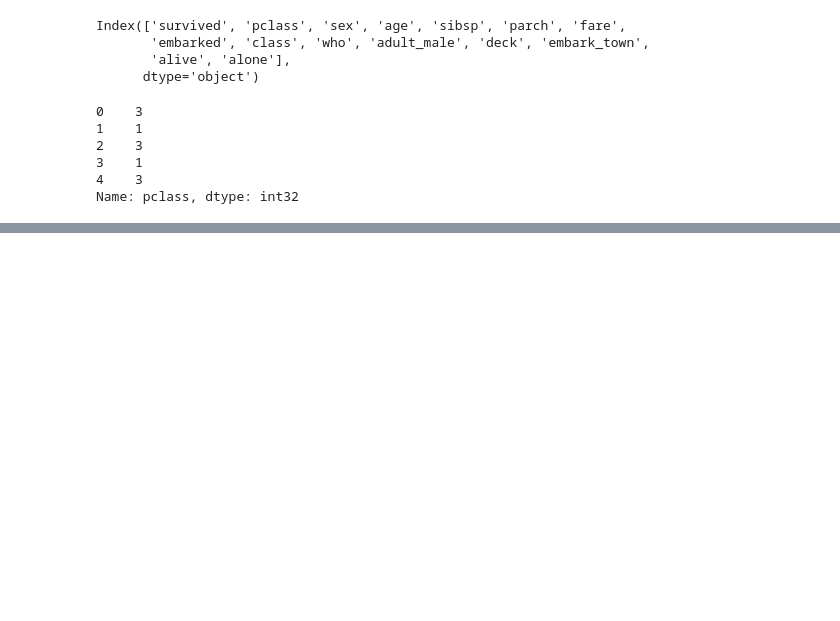
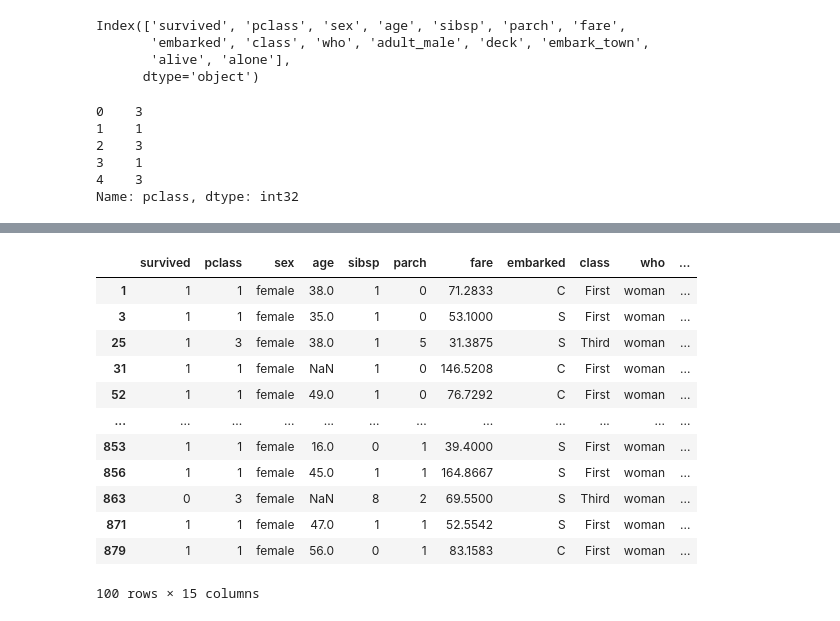
Before and after one commit to syl0702/pandas, a Jupyter notebook: tutorial/pandas_review.ipynb, the cells around one changed output, grey strips where cells are left out. Saved outputs shown, nothing was run; the diff lists cells and outputs as text; code cells hidden in the pictures; blank space fills up the shorter version.

```diff
--- a/tutorial/pandas_review.ipynb
+++ b/tutorial/pandas_review.ipynb
@@ -194,0 +343,20 @@ Name: pclass, dtype: int32
+# %%
+condition1 = (df['fare']>30)
+
+condition2 = (df['who']=='woman')
+# %%
+df.loc[condition1 & condition2]
+# %% [output]
+|  | survived | pclass | sex | age | sibsp | parch | fare | embarked | class | who | ... |
+| 1 | 1 | 1 | female | 38.0 | 1 | 0 | 71.2833 | C | First | woman | ... |
+| 3 | 1 | 1 | female | 35.0 | 1 | 0 | 53.1000 | S | First | woman | ... |
+| 25 | 1 | 3 | female | 38.0 | 1 | 5 | 31.3875 | S | Third | woman | ... |
+| 31 | 1 | 1 | female | NaN | 1 | 0 | 146.5208 | C | First | woman | ... |
+| 52 | 1 | 1 | female | 49.0 | 1 | 0 | 76.7292 | C | First | woman | ... |
+| ... | ... | ... | ... | ... | ... | ... | ... | ... | ... | ... | ... |
+| 853 | 1 | 1 | female | 16.0 | 0 | 1 | 39.4000 | S | First | woman | ... |
+| 856 | 1 | 1 | female | 45.0 | 1 | 1 | 164.8667 | S | First | woman | ... |
+| 863 | 0 | 3 | female | NaN | 8 | 2 | 69.5500 | S | Third | woman | ... |
+| 871 | 1 | 1 | female | 47.0 | 1 | 1 | 52.5542 | S | First | woman | ... |
+| 879 | 1 | 1 | female | 56.0 | 0 | 1 | 83.1583 | C | First | woman | ... |
+100 rows × 15 columns
```
Also changed, not shown: parts of 41 cells of this notebook.
